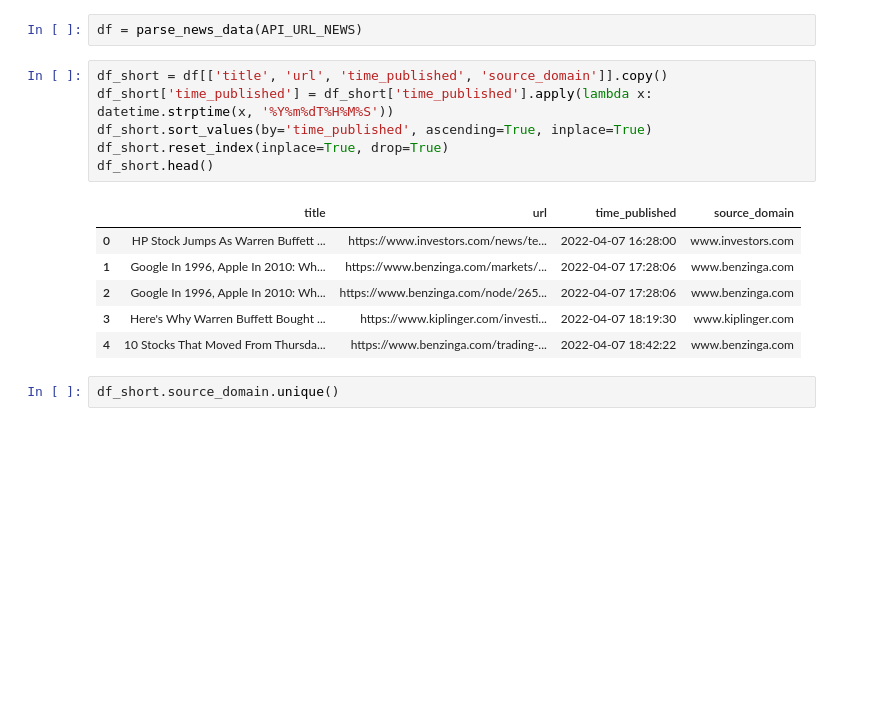
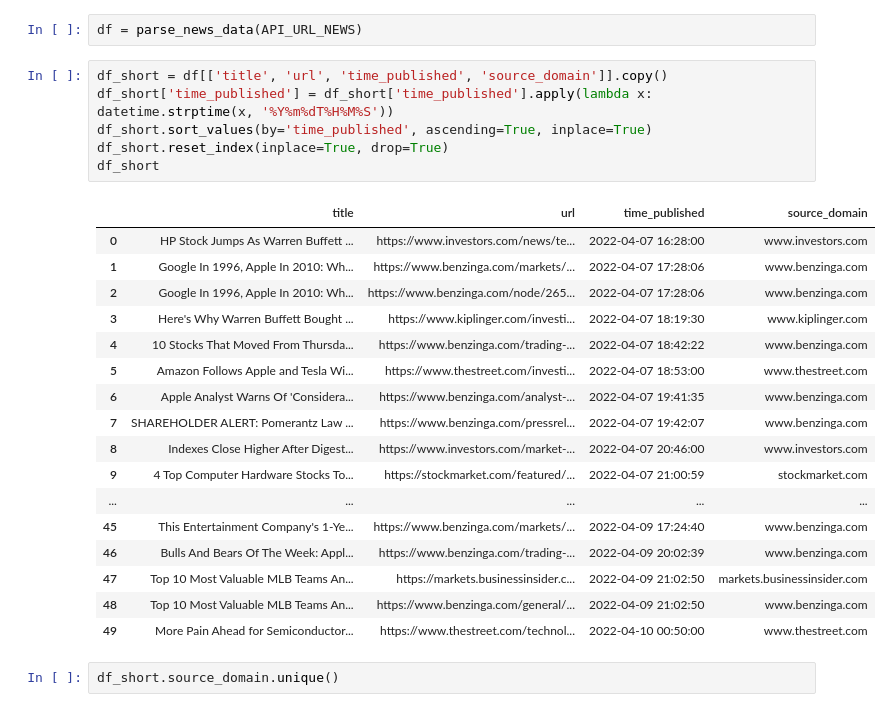
Before and after one commit to Hazeovich/SalesBot, a Jupyter notebook: download data.ipynb, the cells around one changed output. Saved outputs shown, nothing was run; the diff lists cells and outputs as text; blank space fills up the shorter version.

```diff
--- a/download data.ipynb
+++ b/download data.ipynb
@@ -66,16 +84,27 @@ df = parse_news_data(API_URL_NEWS)
 # %%
 df_short = df[['title', 'url', 'time_published', 'source_domain']].copy()
 df_short['time_published'] = df_short['time_published'].apply(lambda x: datetime.strptime(x, '%Y%m%dT%H%M%S'))
 df_short.sort_values(by='time_published', ascending=True, inplace=True)
 df_short.reset_index(inplace=True, drop=True)
-df_short.head()
+df_short
 # %% [output]
 |  | title | url | time_published | source_domain |
 | 0 | HP Stock Jumps As Warren Buffett ... | https://www.investors.com/news/te... | 2022-04-07 16:28:00 | www.investors.com |
 | 1 | Google In 1996, Apple In 2010: Wh... | https://www.benzinga.com/markets/... | 2022-04-07 17:28:06 | www.benzinga.com |
 | 2 | Google In 1996, Apple In 2010: Wh... | https://www.benzinga.com/node/265... | 2022-04-07 17:28:06 | www.benzinga.com |
 | 3 | Here's Why Warren Buffett Bought ... | https://www.kiplinger.com/investi... | 2022-04-07 18:19:30 | www.kiplinger.com |
 | 4 | 10 Stocks That Moved From Thursda... | https://www.benzinga.com/trading-... | 2022-04-07 18:42:22 | www.benzinga.com |
+| 5 | Amazon Follows Apple and Tesla Wi... | https://www.thestreet.com/investi... | 2022-04-07 18:53:00 | www.thestreet.com |
+| 6 | Apple Analyst Warns Of 'Considera... | https://www.benzinga.com/analyst-... | 2022-04-07 19:41:35 | www.benzinga.com |
+| 7 | SHAREHOLDER ALERT: Pomerantz Law ... | https://www.benzinga.com/pressrel... | 2022-04-07 19:42:07 | www.benzinga.com |
+| 8 | Indexes Close Higher After Digest... | https://www.investors.com/market-... | 2022-04-07 20:46:00 | www.investors.com |
+| 9 | 4 Top Computer Hardware Stocks To... | https://stockmarket.com/featured/... | 2022-04-07 21:00:59 | stockmarket.com |
+| ... | ... | ... | ... | ... |
+| 45 | This Entertainment Company's 1-Ye... | https://www.benzinga.com/markets/... | 2022-04-09 17:24:40 | www.benzinga.com |
+| 46 | Bulls And Bears Of The Week: Appl... | https://www.benzinga.com/trading-... | 2022-04-09 20:02:39 | www.benzinga.com |
+| 47 | Top 10 Most Valuable MLB Teams An... | https://markets.businessinsider.c... | 2022-04-09 21:02:50 | markets.businessinsider.com |
+| 48 | Top 10 Most Valuable MLB Teams An... | https://www.benzinga.com/general/... | 2022-04-09 21:02:50 | www.benzinga.com |
+| 49 | More Pain Ahead for Semiconductor... | https://www.thestreet.com/technol... | 2022-04-10 00:50:00 | www.thestreet.com |
 # %%
 df_short.source_domain.unique()
 # %% [output]
```
Also changed, not shown: parts of 2 cells of this notebook, 2 other files.
